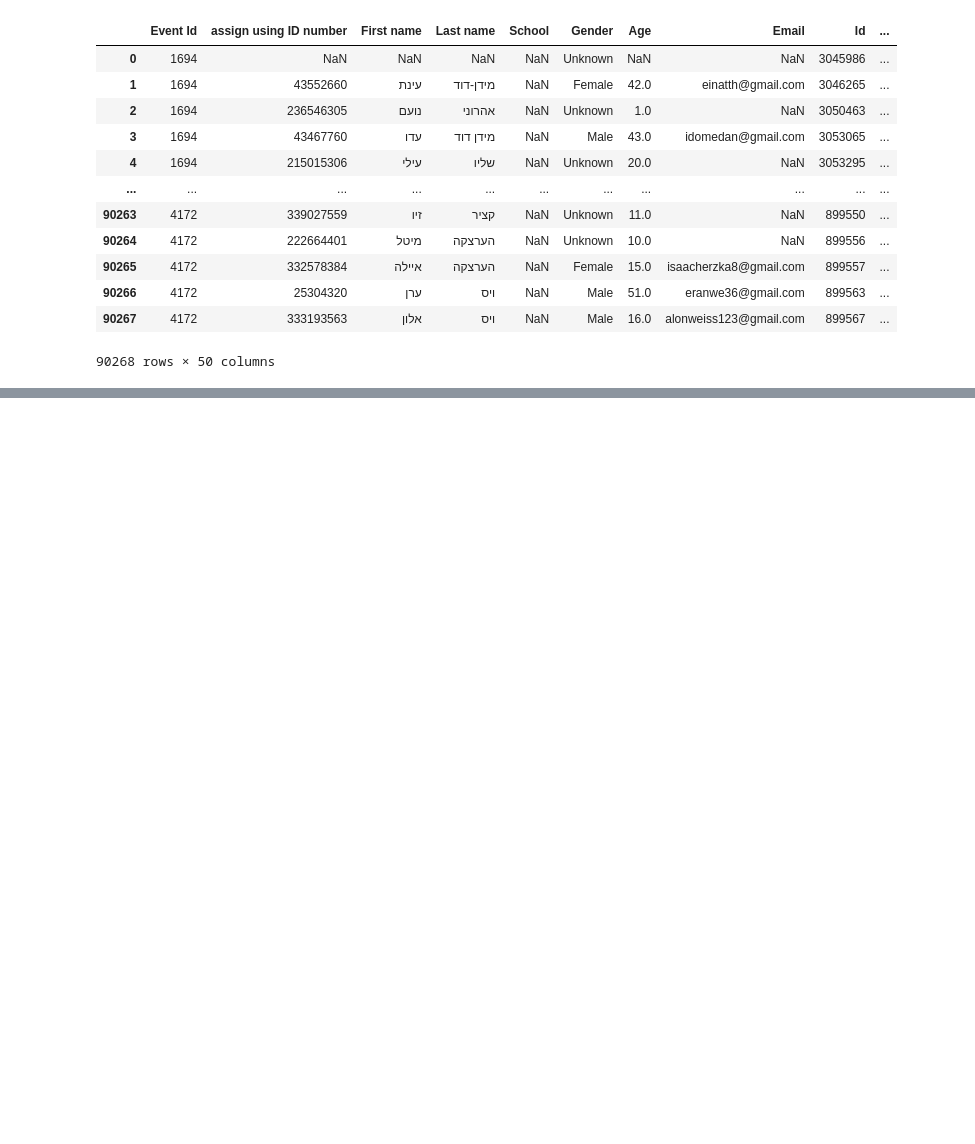
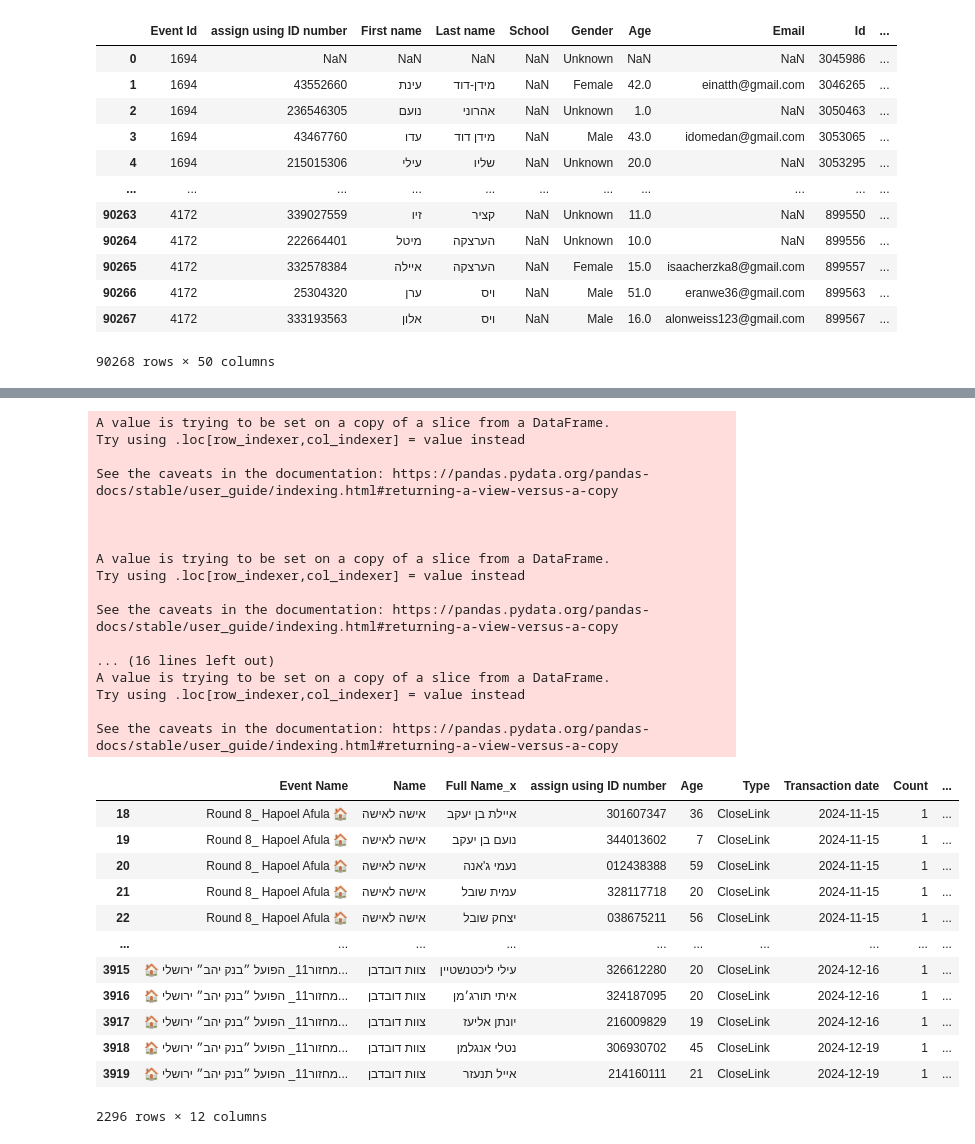
Before and after one commit to HapoelProd/GeneralRepo, a Jupyter notebook: Segments/CloseLink_Vouchers/Working games.ipynb, the cells around one changed output, grey strips where cells are left out. Drawn from its saved outputs; the diff is of its cells as text; code cells hidden in the pictures; blank space fills up the shorter version.

```diff
--- a/Segments/CloseLink_Vouchers/Working games.ipynb
+++ b/Segments/CloseLink_Vouchers/Working games.ipynb
@@ -276,0 +338,48 @@ all_raw_data
+# %%
+merged = merged[merged['Type'] == 'CloseLink']
+
+# Convert to proper datetime (not just .dt.date)
+merged['Transaction date'] = pd.to_datetime(merged['Transaction date'], errors='coerce')
+merged['createdon'] = pd.to_datetime(merged['createdon'], errors='coerce')
+
+# Now calculate the difference in days
+merged['days_diff'] = (merged['Transaction date'] - merged['createdon']).dt.days
+
+merged['Age'] = merged['Age'].fillna(0).astype(int)
+merged['days_diff'] = merged['days_diff'].fillna(0).astype(int)
+
+merged['days_diff'].value_counts().sort_index()
+merged = merged.drop_duplicates(subset=['assign using  ID number'])
+
+merged
+# %% [output]
+A value is trying to be set on a copy of a slice from a DataFrame.
+Try using .loc[row_indexer,col_indexer] = value instead
+
+See the caveats in the documentation: https://pandas.pydata.org/pandas-docs/stable/user_guide/indexing.html#returning-a-view-versus-a-copy
+
+
+
+A value is trying to be set on a copy of a slice from a DataFrame.
+Try using .loc[row_indexer,col_indexer] = value instead
+
+See the caveats in the documentation: https://pandas.pydata.org/pandas-docs/stable/user_guide/indexing.html#returning-a-view-versus-a-copy
+
+... (16 lines left out)
+A value is trying to be set on a copy of a slice from a DataFrame.
+Try using .loc[row_indexer,col_indexer] = value instead
+
+See the caveats in the documentation: https://pandas.pydata.org/pandas-docs/stable/user_guide/indexing.html#returning-a-view-versus-a-copy
+|  | Event Name | Name | Full Name_x | assign using ID number | Age | Type | Transaction date | Count | ... |
+| 18 | Round 8_ Hapoel Afula 🏠 | אישה לאישה | איילת בן יעקב | 301607347 | 36 | CloseLink | 2024-11-15 | 1 | ... |
+| 19 | Round 8_ Hapoel Afula 🏠 | אישה לאישה | נועם בן יעקב | 344013602 | 7 | CloseLink | 2024-11-15 | 1 | ... |
+| 20 | Round 8_ Hapoel Afula 🏠 | אישה לאישה | נעמי ג'אנה | 012438388 | 59 | CloseLink | 2024-11-15 | 1 | ... |
+| 21 | Round 8_ Hapoel Afula 🏠 | אישה לאישה | עמית שובל | 328117718 | 20 | CloseLink | 2024-11-15 | 1 | ... |
+| 22 | Round 8_ Hapoel Afula 🏠 | אישה לאישה | יצחק שובל | 038675211 | 56 | CloseLink | 2024-11-15 | 1 | ... |
+| ... | ... | ... | ... | ... | ... | ... | ... | ... | ... |
+| 3915 | 🏠 מחזור11_ הפועל ״בנק יהב״ ירושלי... | צוות דובדבן | עילי ליכטנשטיין | 326612280 | 20 | CloseLink | 2024-12-16 | 1 | ... |
+| 3916 | 🏠 מחזור11_ הפועל ״בנק יהב״ ירושלי... | צוות דובדבן | איתי תורג׳מן | 324187095 | 20 | CloseLink | 2024-12-16 | 1 | ... |
+| 3917 | 🏠 מחזור11_ הפועל ״בנק יהב״ ירושלי... | צוות דובדבן | יונתן אליעז | 216009829 | 19 | CloseLink | 2024-12-16 | 1 | ... |
+| 3918 | 🏠 מחזור11_ הפועל ״בנק יהב״ ירושלי... | צוות דובדבן | נטלי אנגלמן | 306930702 | 45 | CloseLink | 2024-12-19 | 1 | ... |
+| 3919 | 🏠 מחזור11_ הפועל ״בנק יהב״ ירושלי... | צוות דובדבן | אייל תנעזר | 214160111 | 21 | CloseLink | 2024-12-19 | 1 | ... |
+2296 rows × 12 columns
```
Also changed, not shown: parts of 17 cells of this notebook, 20 other files.
